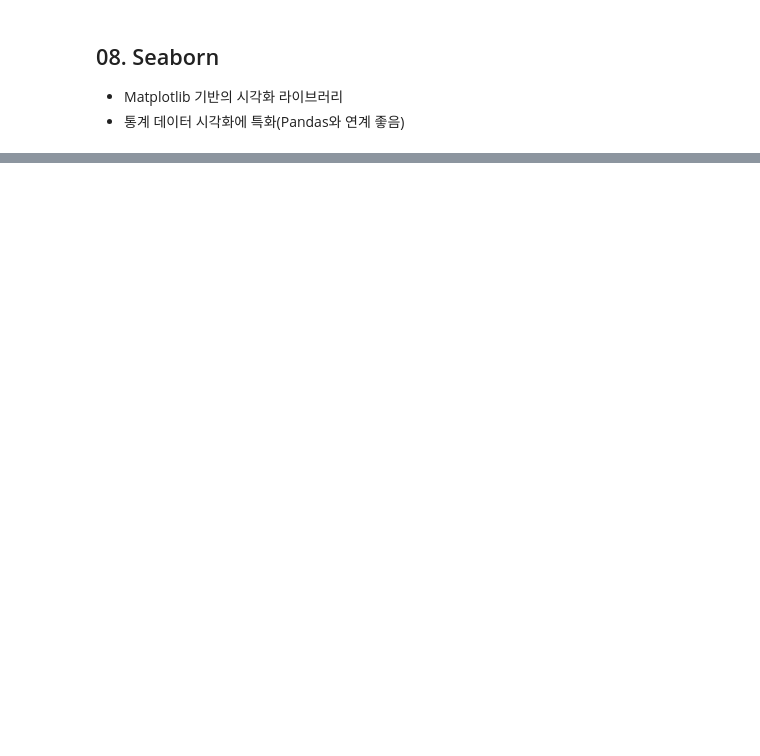
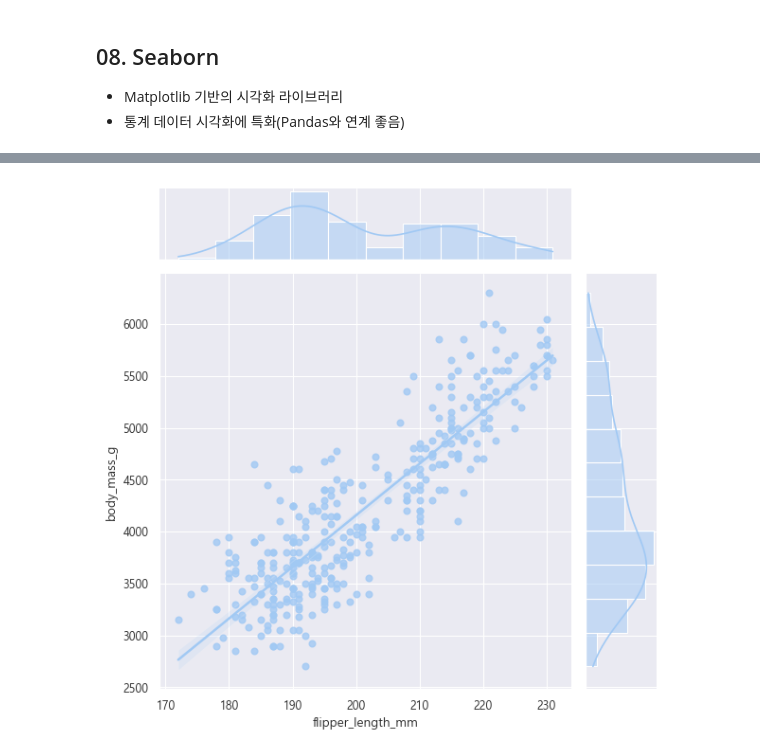
Before and after one commit to taehun96/python-library, a Jupyter notebook: notes/08_Seaborn.ipynb, the cells around one changed output, grey strips where cells are left out. Drawn from its saved outputs; the diff is of its cells as text; code cells hidden in the pictures; blank space fills up the shorter version.

```diff
--- a/notes/08_Seaborn.ipynb
+++ b/notes/08_Seaborn.ipynb
@@ -56,0 +148,10 @@ plt.show()
+# %%
+# jointplot()
+# scatter + histogram/kde
+# 두 변수의 관계를 시각화하면서, 주변 분포도를 함께 보여주는 시각화 방법
+# 중심은 산점도 또는 회귀선, 주변에는 각 변수의 히스토그램 또는 커널 밀도 함수를 포함
+palette = sns.color_palette("deep6")
+sns.jointplot(data=penguins, x="flipper_length_mm", y="body_mass_g", kind="reg")
+plt.show()
+# %% [output]
+[figure, added]
```
Also changed, not shown: parts of 9 cells of this notebook, 2 other files.
